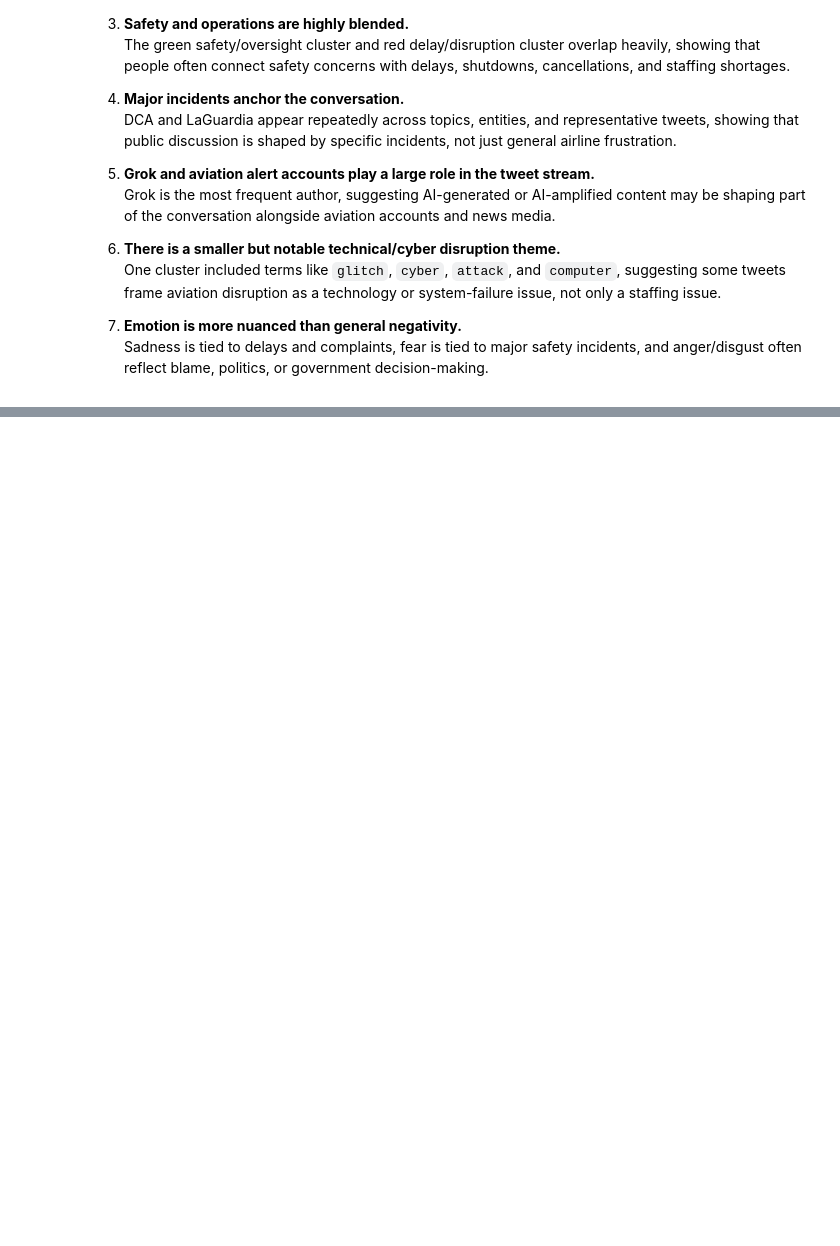
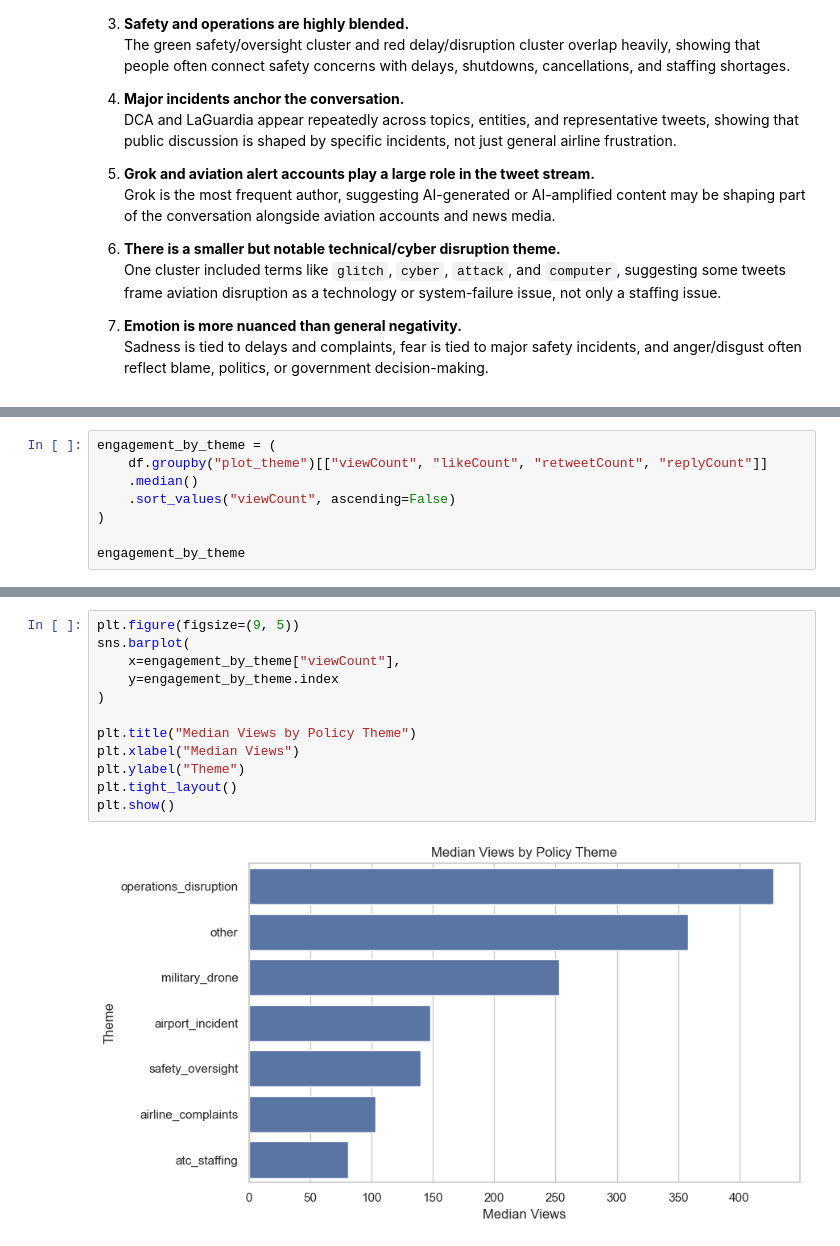
Before and after one commit to lucas-huynh/uda_airline_final_project, a Jupyter notebook: UPDATED_FAA_Twitter_Analysis_Safety_Complaints.ipynb, the cells around one changed output, grey strips where cells are left out. Saved outputs shown, nothing was run; the diff lists cells and outputs as text; blank space fills up the shorter version.

Commit message:
Add Joel's theme analysis back in.

```diff
--- a/UPDATED_FAA_Twitter_Analysis_Safety_Complaints.ipynb
+++ b/UPDATED_FAA_Twitter_Analysis_Safety_Complaints.ipynb
@@ -2035,0 +2041,8 @@ Overall, the emotion model shows that the corpus is not simply “negative.” T
+# %%
+engagement_by_theme = (
+    df.groupby("plot_theme")[["viewCount", "likeCount", "retweetCount", "replyCount"]]
+    .median()
+    .sort_values("viewCount", ascending=False)
+)
+
+engagement_by_theme
@@ -2035,0 +2059,14 @@ Overall, the emotion model shows that the corpus is not simply “negative.” T
+# %%
+plt.figure(figsize=(9, 5))
+sns.barplot(
+    x=engagement_by_theme["viewCount"],
+    y=engagement_by_theme.index
+)
+
+plt.title("Median Views by Policy Theme")
+plt.xlabel("Median Views")
+plt.ylabel("Theme")
+plt.tight_layout()
+plt.show()
+# %% [output]
+[figure, added]
```
Also changed, not shown: parts of 10 cells of this notebook.
